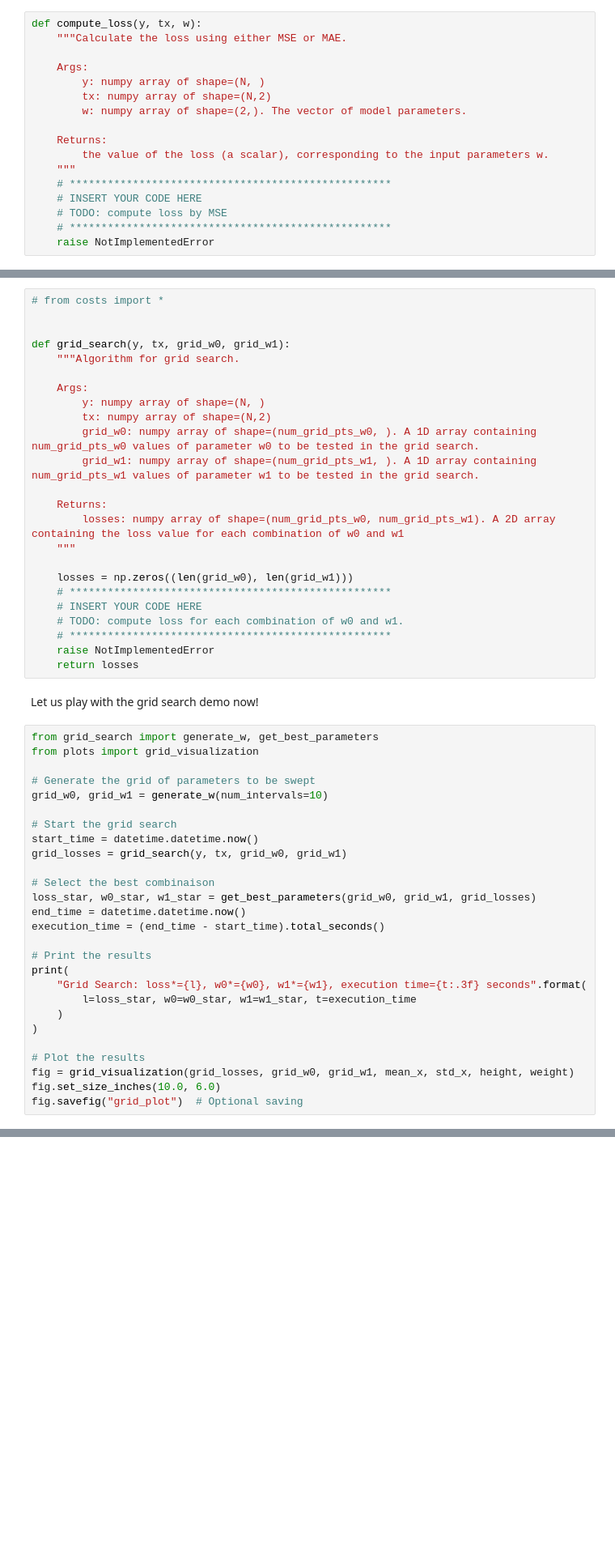
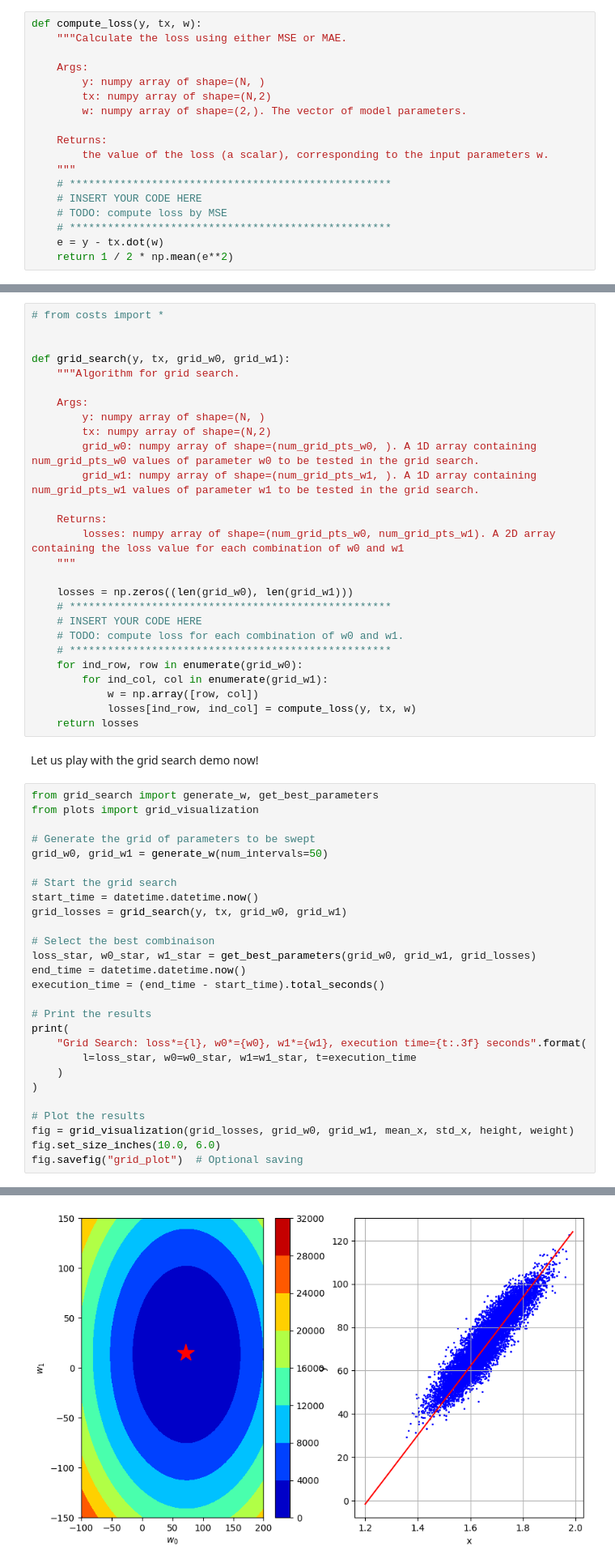
Before and after one commit to epfml/ML_course, a Jupyter notebook: labs/ex02/template/ex02.ipynb, the cells around one changed output, grey strips where cells are left out. Shown at 81% size. Saved outputs shown, nothing was run; the diff lists cells and outputs as text; blank space fills up the shorter version.

```diff
--- a/labs/ex02/template/ex02.ipynb
+++ b/labs/ex02/template/ex02.ipynb
@@ -41,7 +43,8 @@ def compute_loss(y, tx, w):
     # INSERT YOUR CODE HERE
     # TODO: compute loss by MSE
     # ***************************************************
-    raise NotImplementedError
+    e = y - tx.dot(w)
+    return 1 / 2 * np.mean(e**2)
 # %% [markdown]
 # 2. Grid Search
 # %% [markdown]
@@ -68,7 +71,10 @@ def grid_search(y, tx, grid_w0, grid_w1):
     # INSERT YOUR CODE HERE
     # TODO: compute loss for each combination of w0 and w1.
     # ***************************************************
-    raise NotImplementedError
+    for ind_row, row in enumerate(grid_w0):
+        for ind_col, col in enumerate(grid_w1):
+            w = np.array([row, col])
+            losses[ind_row, ind_col] = compute_loss(y, tx, w)
     return losses
 # %% [markdown]
 Let us play with the grid search demo now!
@@ -77,7 +83,7 @@ from grid_search import generate_w, get_best_parameters
 from plots import grid_visualization
 
 # Generate the grid of parameters to be swept
-grid_w0, grid_w1 = generate_w(num_intervals=10)
+grid_w0, grid_w1 = generate_w(num_intervals=50)
 
 # Start the grid search
 start_time = datetime.datetime.now()
@@ -99,3 +105,4 @@ print(
 fig = grid_visualization(grid_losses, grid_w0, grid_w1, mean_x, std_x, height, weight)
 fig.set_size_inches(10.0, 6.0)
 fig.savefig("grid_plot")  # Optional saving
+# %% [output]
@@ -102,3 +110,4 @@ fig.savefig("grid_plot")  # Optional saving
+[figure, added]
 # %% [markdown]
 # 3. Gradient Descent
 # %% [markdown]
```
Also changed, not shown: parts of 21 cells of this notebook, 10 other files.
